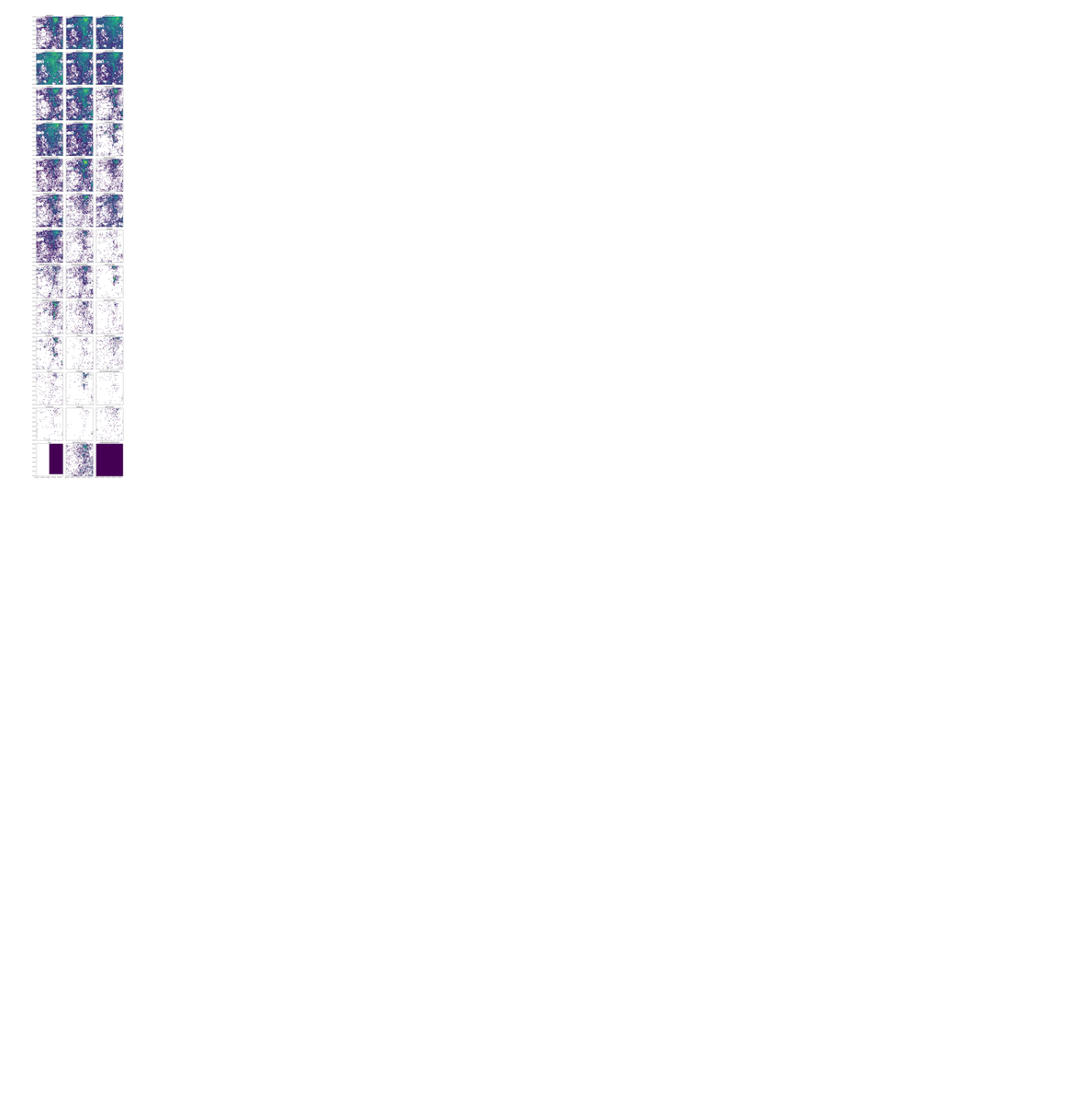
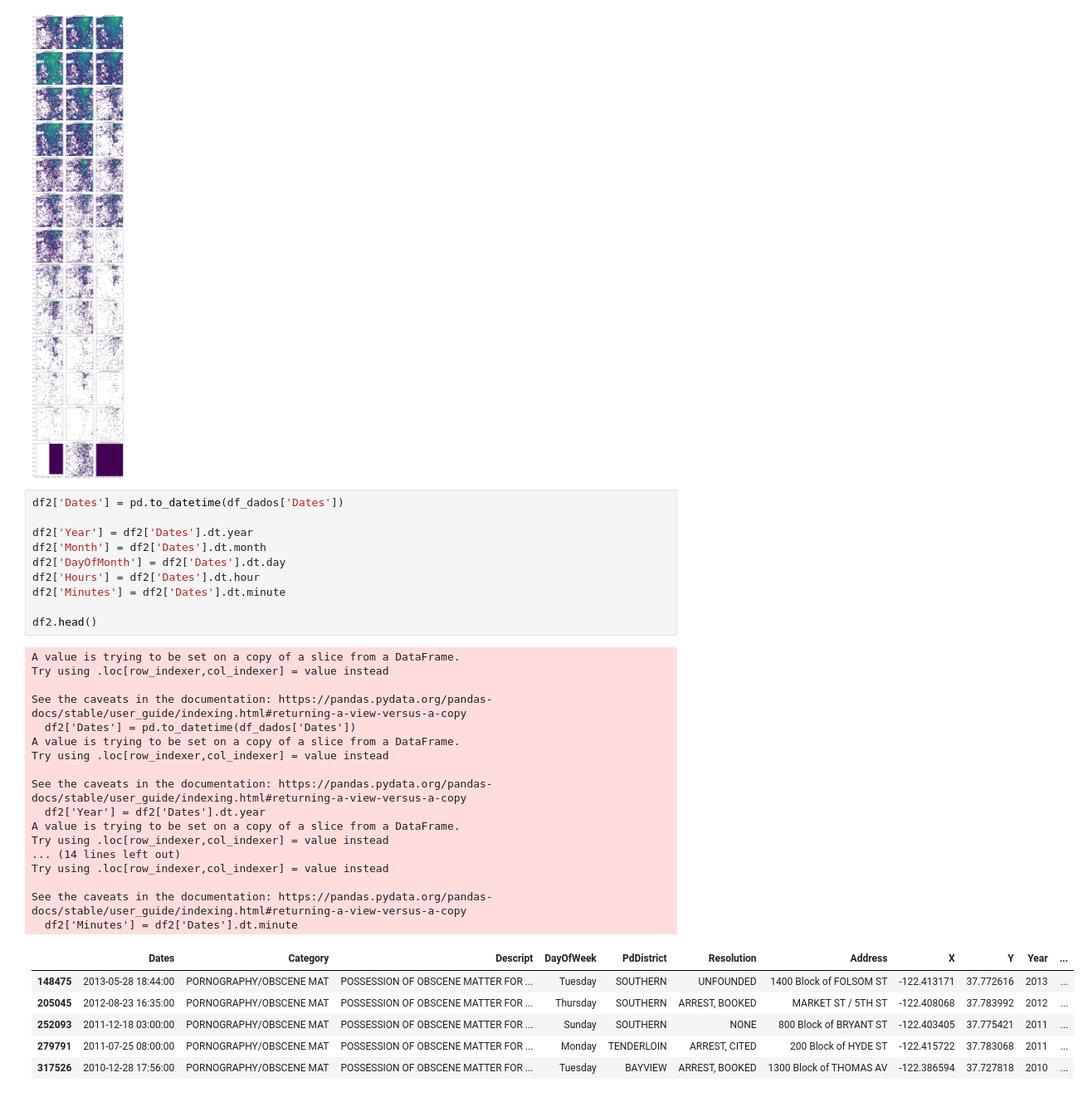
Before and after one commit to wendeljuliao/San-Francisco-Crime-Classification, a Jupyter notebook: DataAnalysis.ipynb, the cells around one changed output. Shown at 83% size. Cells and saved outputs as stored; diff of their text form; blank space fills up the shorter version.

```diff
--- a/DataAnalysis.ipynb
+++ b/DataAnalysis.ipynb
@@ -112,3 +112,37 @@ for itemCategory in categories:
 plt.show()
 # %% [output]
 [figure]
+# %%
+df2['Dates'] = pd.to_datetime(df_dados['Dates'])
+
+df2['Year'] = df2['Dates'].dt.year
+df2['Month'] = df2['Dates'].dt.month
+df2['DayOfMonth'] = df2['Dates'].dt.day
+df2['Hours'] = df2['Dates'].dt.hour
+df2['Minutes'] = df2['Dates'].dt.minute
+
+df2.head()
+# %% [output]
+A value is trying to be set on a copy of a slice from a DataFrame.
+Try using .loc[row_indexer,col_indexer] = value instead
+
+See the caveats in the documentation: https://pandas.pydata.org/pandas-docs/stable/user_guide/indexing.html#returning-a-view-versus-a-copy
+  df2['Dates'] = pd.to_datetime(df_dados['Dates'])
+A value is trying to be set on a copy of a slice from a DataFrame.
+Try using .loc[row_indexer,col_indexer] = value instead
+
+See the caveats in the documentation: https://pandas.pydata.org/pandas-docs/stable/user_guide/indexing.html#returning-a-view-versus-a-copy
+  df2['Year'] = df2['Dates'].dt.year
+A value is trying to be set on a copy of a slice from a DataFrame.
+Try using .loc[row_indexer,col_indexer] = value instead
+... (14 lines left out)
+Try using .loc[row_indexer,col_indexer] = value instead
+
+See the caveats in the documentation: https://pandas.pydata.org/pandas-docs/stable/user_guide/indexing.html#returning-a-view-versus-a-copy
+  df2['Minutes'] = df2['Dates'].dt.minute
+|  | Dates | Category | Descript | DayOfWeek | PdDistrict | Resolution | Address | X | Y | Year | ... |
+| 148475 | 2013-05-28 18:44:00 | PORNOGRAPHY/OBSCENE MAT | POSSESSION OF OBSCENE MATTER FOR ... | Tuesday | SOUTHERN | UNFOUNDED | 1400 Block of FOLSOM ST | -122.413171 | 37.772616 | 2013 | ... |
+| 205045 | 2012-08-23 16:35:00 | PORNOGRAPHY/OBSCENE MAT | POSSESSION OF OBSCENE MATTER FOR ... | Thursday | SOUTHERN | ARREST, BOOKED | MARKET ST / 5TH ST | -122.408068 | 37.783992 | 2012 | ... |
+| 252093 | 2011-12-18 03:00:00 | PORNOGRAPHY/OBSCENE MAT | POSSESSION OF OBSCENE MATTER FOR ... | Sunday | SOUTHERN | NONE | 800 Block of BRYANT ST | -122.403405 | 37.775421 | 2011 | ... |
+| 279791 | 2011-07-25 08:00:00 | PORNOGRAPHY/OBSCENE MAT | POSSESSION OF OBSCENE MATTER FOR ... | Monday | TENDERLOIN | ARREST, CITED | 200 Block of HYDE ST | -122.415722 | 37.783068 | 2011 | ... |
+| 317526 | 2010-12-28 17:56:00 | PORNOGRAPHY/OBSCENE MAT | POSSESSION OF OBSCENE MATTER FOR ... | Tuesday | BAYVIEW | ARREST, BOOKED | 1300 Block of THOMAS AV | -122.386594 | 37.727818 | 2010 | ... |
```
Also changed, not shown: parts of 4 cells of this notebook.
